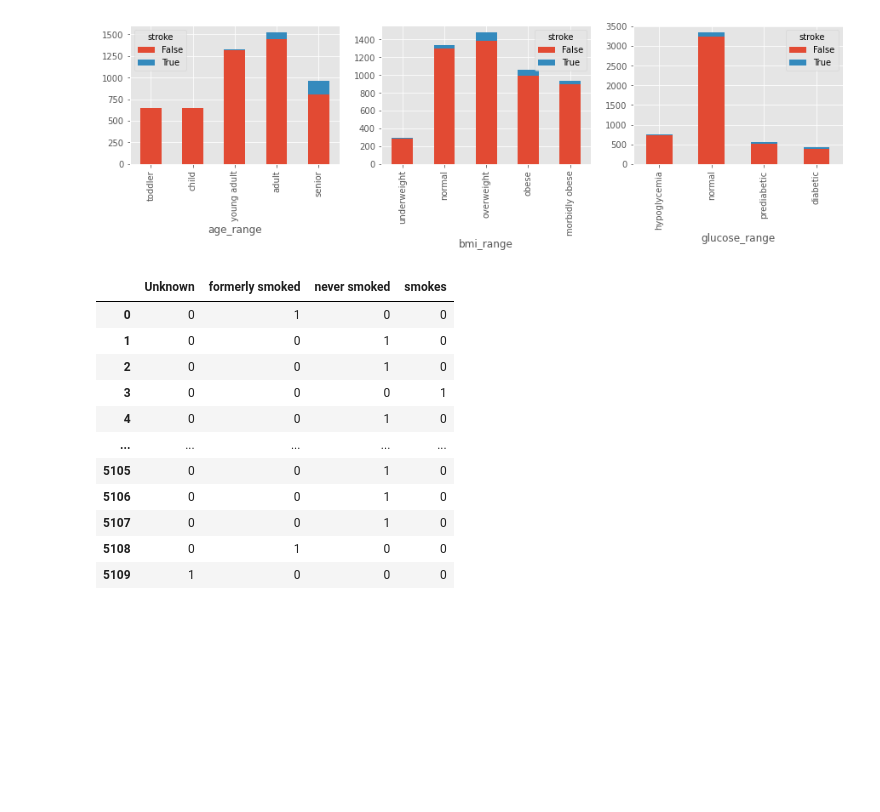
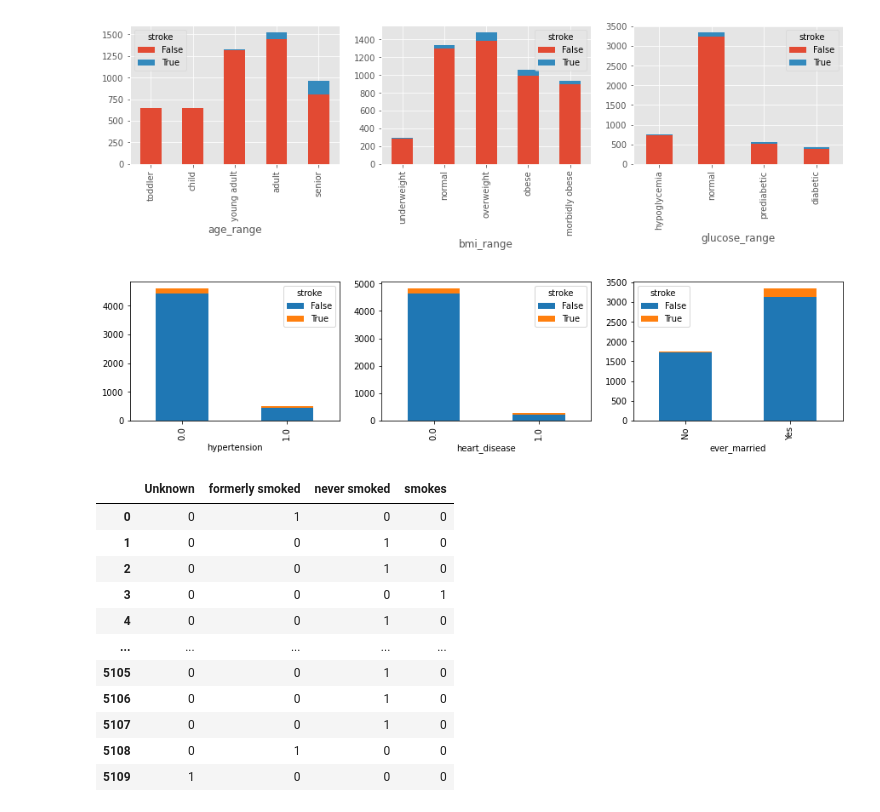
Before and after one commit to lukedemaio/MLLab01, a Jupyter notebook: Stroke Data Visualization.ipynb, the cells around one changed output. Drawn from its saved outputs; the diff is of its cells as text; code cells hidden in the pictures; blank space fills up the shorter version.

Commit message:
Added Group Stacked Plot

```diff
--- a/Stroke Data Visualization.ipynb
+++ b/Stroke Data Visualization.ipynb
@@ -556,6 +559,25 @@ pd.crosstab([df_imputed['glucose_range']],
 plt.show()
 # %% [output]
 [figure]
+# %%
+#Grouped Count Stoke Plots
+#The three subplots will be of Hypertension, Heart Disease, and Marriage History
+plt.figure(figsize=(15,3))
+ax1 = plt.subplot(1,3,1)
+ax2 = plt.subplot(1,3,2)
+ax3 = plt.subplot(1,3,3)
+
+pd.crosstab([df_imputed['hypertension']],
+           df_imputed.stroke.astype(bool)).plot(kind='bar', stacked=True, ax=ax1)
+
+pd.crosstab([df_imputed['heart_disease']],
+           df_imputed.stroke.astype(bool)).plot(kind='bar', stacked=True, ax=ax2)
+
+pd.crosstab([df_imputed['ever_married']],
+           df_imputed.stroke.astype(bool)).plot(kind='bar', stacked=True, ax=ax3)
+plt.show()
+# %% [output]
+[figure, added]
 # %%
 df = pd.read_csv('stroke.csv')
 pd.get_dummies(df.smoking_status)
```
Also changed, not shown: parts of 3 cells of this notebook.
